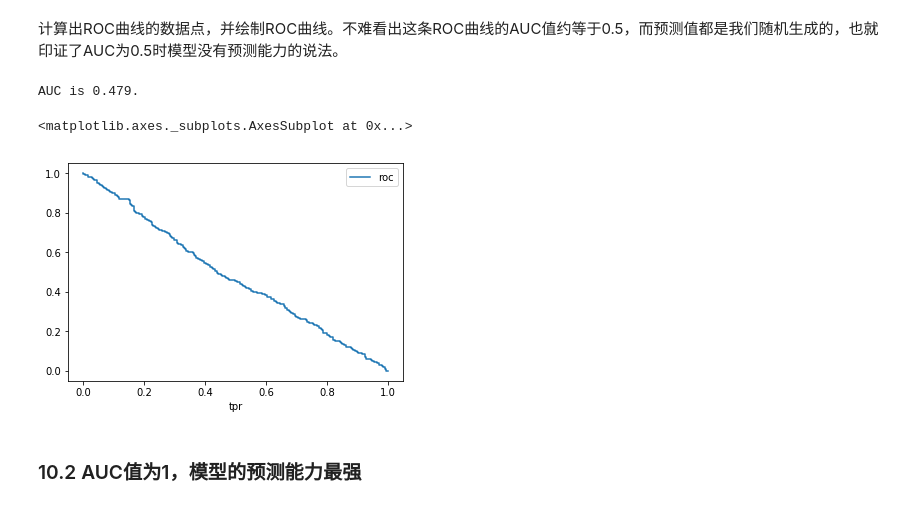
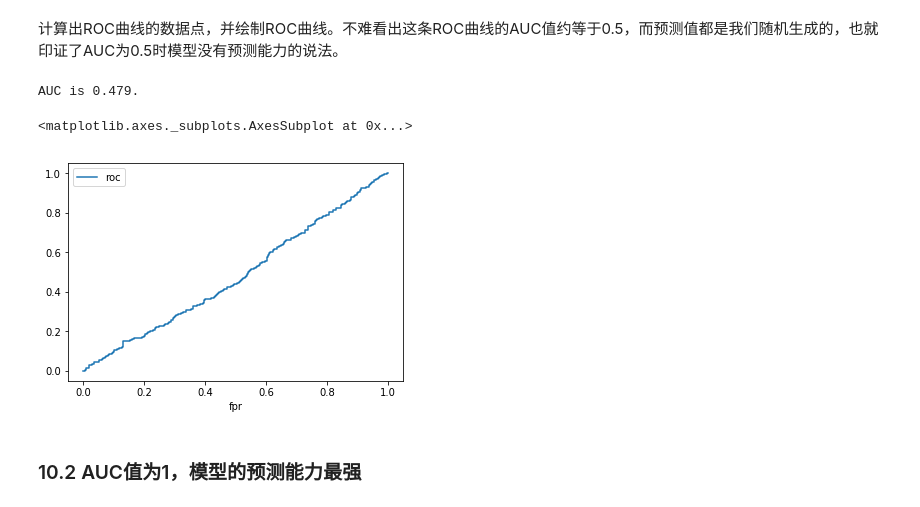
Before and after one commit to tushushu/imylu, a Jupyter notebook: examples/classifier_evaluation.ipynb, the cells around one changed output. Cells and saved outputs as stored; diff of their text form; code cells hidden in the pictures.

```diff
--- a/examples/classifier_evaluation.ipynb
+++ b/examples/classifier_evaluation.ipynb
@@ -56,25 +56,23 @@ def get_tnr(y, y_hat):
 # %%
 def get_roc(y, y_hat_prob):
-    thresholds = sorted(set(y_hat_prob))
-    ret = []
+    thresholds = sorted(set(y_hat_prob), reverse=True)
+    ret = [[0, 0]]
     for threshold in thresholds:
         y_hat = [int(yi_hat_prob >= threshold) for yi_hat_prob in y_hat_prob]
-        ret.append([get_tpr(y, y_hat), get_tnr(y, y_hat)])
-    ret.append([0, 1])
+        ret.append([get_tpr(y, y_hat), 1 - get_tnr(y, y_hat)])
     return ret
 # %% [markdown]
 ## 10. AUC
 ROC曲线下的面积被称为AUC，可以评估模型的性能。用全宇宙最简单的编程语言Python实现AUC的计算函数如下：
 # %%
 def get_auc(y, y_hat_prob):
-    roc = get_roc(y, y_hat_prob)
-    tpr_pre = 1
-    tnr_pre = 0
+    roc = iter(get_roc(y, y_hat_prob))
+    tpr_pre, fpr_pre = next(roc)
     auc = 0
-    for tpr, tnr in roc:
-        auc += (tpr + tpr_pre) * (tnr - tnr_pre) / 2
+    for tpr, fpr in roc:
+        auc += (tpr + tpr_pre) * (fpr - fpr_pre) / 2
         tpr_pre = tpr
-        tnr_pre = tnr
+        fpr_pre = fpr
     return auc
 # %% [markdown]
 ### 10.1 AUC为0.5，模型没有预测能力
@@ -97,13 +95,13 @@ y_pred = rand(1000)
 计算出ROC曲线的数据点，并绘制ROC曲线。不难看出这条ROC曲线的AUC值约等于0.5，而预测值都是我们随机生成的，也就印证了AUC为0.5时模型没有预测能力的说法。
 # %%
 points = get_roc(y, y_pred)
-df = pd.DataFrame(points, columns=["tpr", "tnr"])
+df = pd.DataFrame(points, columns=["tpr", "fpr"])
 print("AUC is %.3f." % get_auc(y, y_pred))
-df.plot(x="tpr", y="tnr", label="roc")
+df.plot(x="fpr", y="tpr", label="roc")
 # %% [output]
 AUC is 0.479.
 <matplotlib.axes._subplots.AxesSubplot at 0x...>
-[figure, old version]
+[figure, new version]
 # %% [markdown]
 ### 10.2 AUC值为1，模型的预测能力最强
 # %% [markdown]
```
Also changed, not shown: parts of 15 cells of this notebook, 8 other files.
